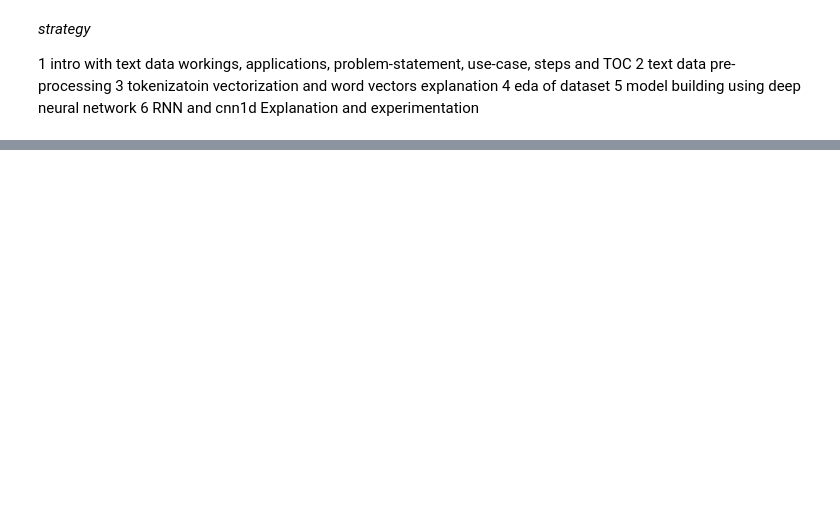
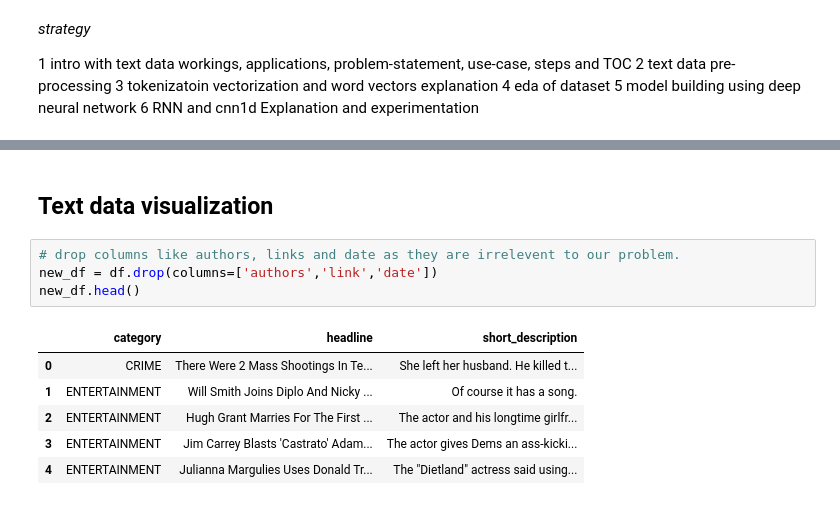
Before and after one commit to avikumart/Natural-language-processing, a Jupyter notebook: nlp-news-articles-classif-wordembeddings-rnn.ipynb, the cells around one changed output, grey strips where cells are left out. Cells and saved outputs as stored; diff of their text form; blank space fills up the shorter version.

```diff
--- a/nlp-news-articles-classif-wordembeddings-rnn.ipynb
+++ b/nlp-news-articles-classif-wordembeddings-rnn.ipynb
@@ -60,0 +137,13 @@ df.shape
+# %% [markdown]
+## Text data visualization
+# %%
+# drop columns like authors, links and date as they are irrelevent to our problem.
+new_df = df.drop(columns=['authors','link','date'])
+new_df.head()
+# %% [output]
+|  | category | headline | short_description |
+| 0 | CRIME | There Were 2 Mass Shootings In Te... | She left her husband. He killed t... |
+| 1 | ENTERTAINMENT | Will Smith Joins Diplo And Nicky ... | Of course it has a song. |
+| 2 | ENTERTAINMENT | Hugh Grant Marries For The First ... | The actor and his longtime girlfr... |
+| 3 | ENTERTAINMENT | Jim Carrey Blasts 'Castrato' Adam... | The actor gives Dems an ass-kicki... |
+| 4 | ENTERTAINMENT | Julianna Margulies Uses Donald Tr... | The "Dietland" actress said using... |
```
Also changed, not shown: parts of 14 cells of this notebook.
